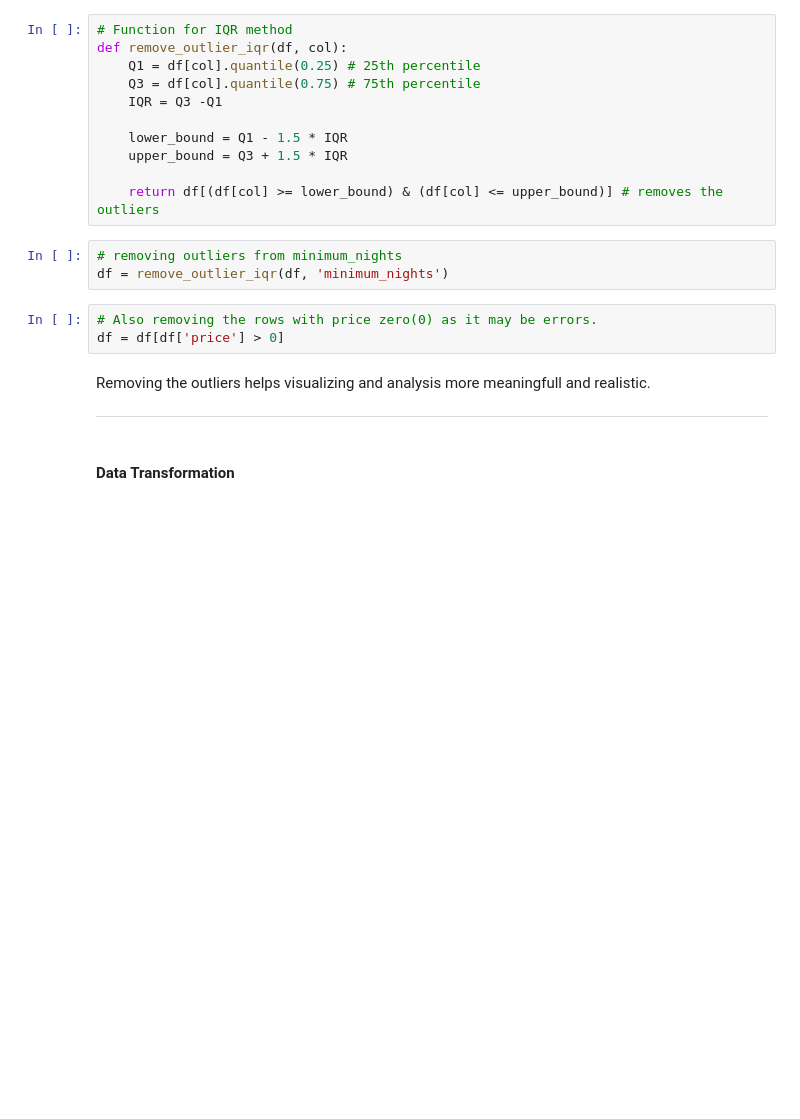
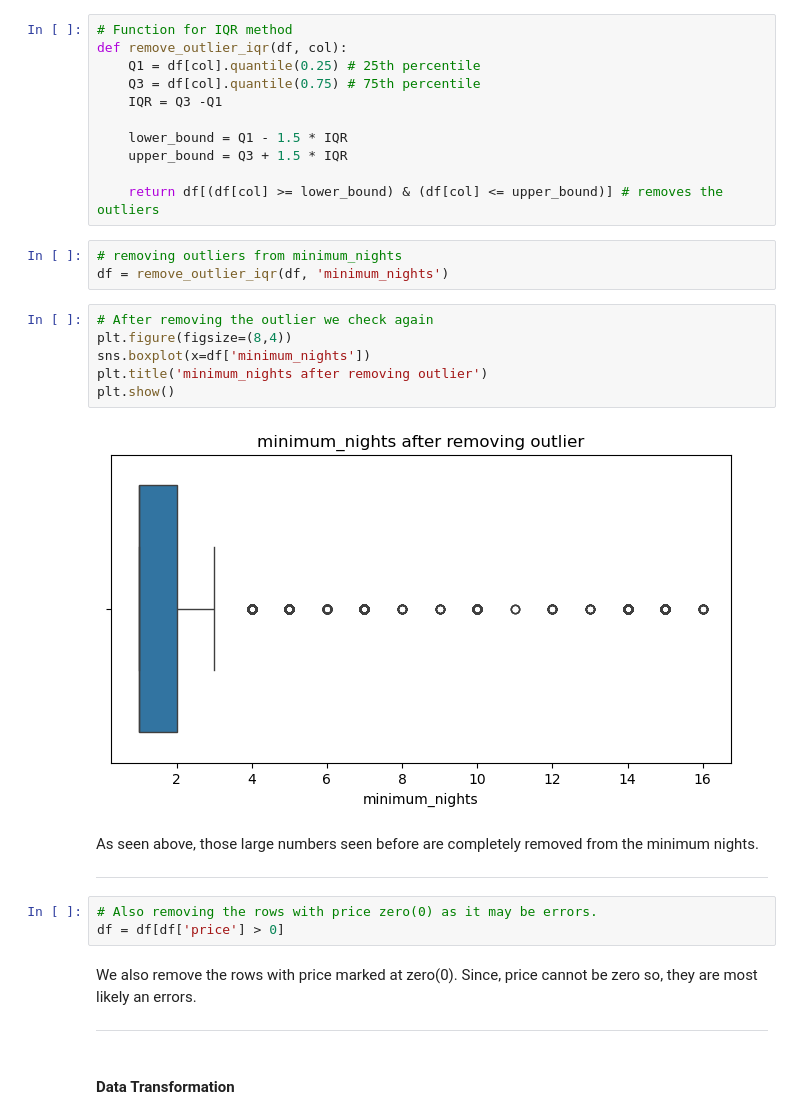
Before and after one commit to sg-333/Airbnb-DA, a Jupyter notebook: project.ipynb, the cells around one changed output. Cells and saved outputs as stored; diff of their text form; blank space fills up the shorter version.

```diff
--- a/project.ipynb
+++ b/project.ipynb
@@ -239,13 +245,25 @@ def remove_outlier_iqr(df, col):
 # %%
 # removing outliers from minimum_nights
 df = remove_outlier_iqr(df, 'minimum_nights')
+# %%
+# After removing the outlier we check again
+plt.figure(figsize=(8,4))
+sns.boxplot(x=df['minimum_nights'])
+plt.title('minimum_nights after removing outlier')
+plt.show()
+# %% [output]
+[figure, added]
+# %% [markdown]
+As seen above, those large numbers seen before are completely removed from the minimum nights.
+
+---
 # %%
 # Also removing the rows with price zero(0) as it may be errors.
 df = df[df['price'] > 0]
-# %% [markdown]
-Removing the outliers helps visualizing and analysis more meaningfull and realistic.
-
----
+# %% [markdown]
+We also remove the rows with price marked at zero(0). Since, price cannot be zero so, they are most likely an errors.
+
+---
 # %% [markdown]
 #### Data Transformation
 # %% [markdown]
```
Also changed, not shown: parts of 19 cells of this notebook.
